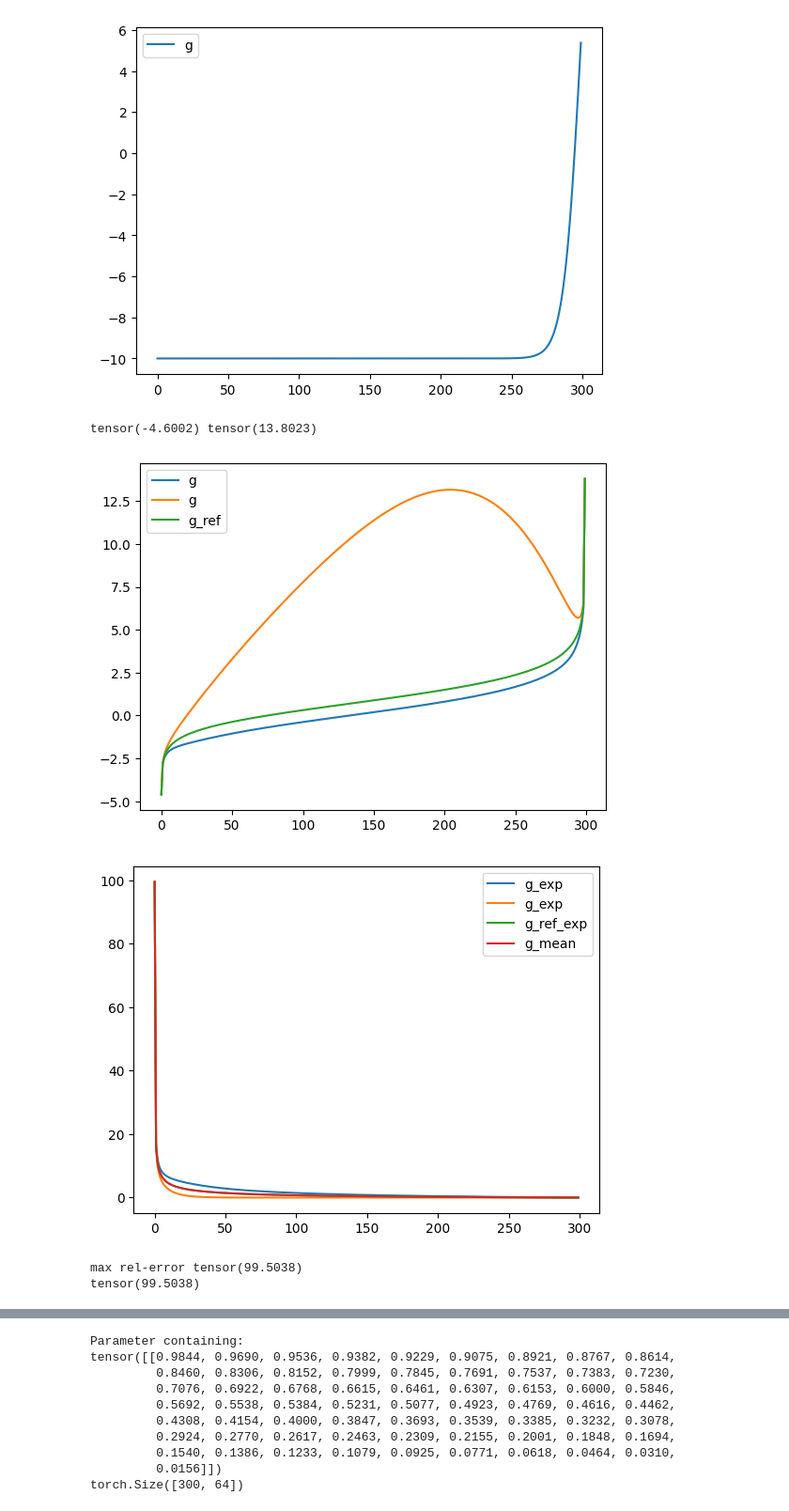
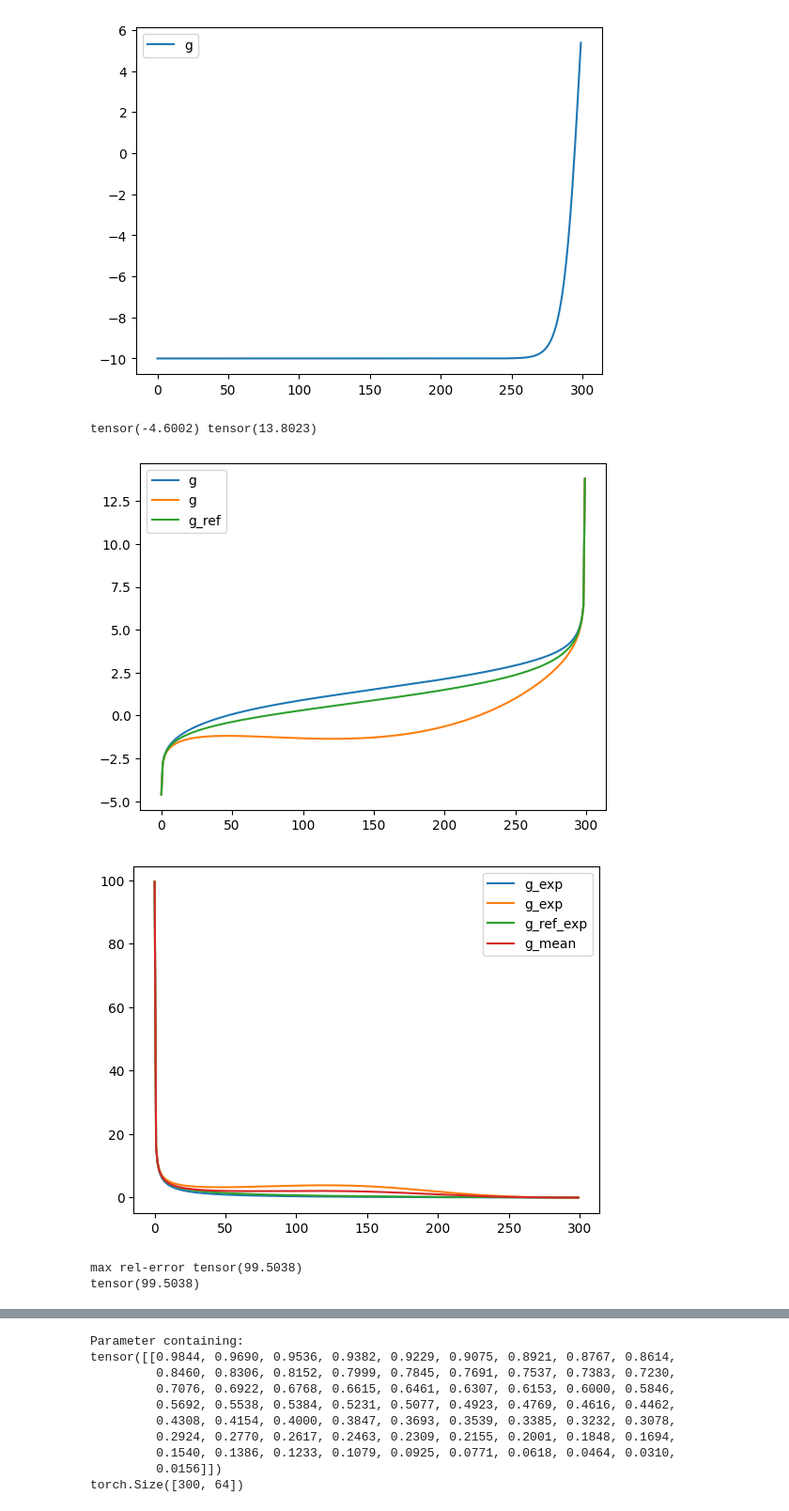
Before and after one commit to Nesta-gitU/discrete_diffusion, a Jupyter notebook: notebooks/ndm_parameterisation_modified (1) copy.ipynb, the cells around one changed output, grey strips where cells are left out. Shown at 94% size. Cells and saved outputs as stored; diff of their text form; code cells hidden in the pictures.

```diff
--- a/notebooks/ndm_parameterisation_modified (1) copy.ipynb
+++ b/notebooks/ndm_parameterisation_modified (1) copy.ipynb
@@ -822,10 +822,10 @@ class GammaMuLAN(Gamma):
             #gamma_i = gamma + gamma’_i - gamma’
             #where gamma is the reference gamma, and
             #gamma’ = log D - log sum exp(-gamma’_i)
-            gamma_mean = torch.log(torch.tensor(self.n_features)) - torch.logsumexp(-gamma, dim=-1)
+            gamma_mean = torch.log(torch.tensor(self.n_features)) - torch.logsumexp(gamma, dim=-1)
             #print(reference_gamma.shape, "ref")
             #print(gamma_mean.shape, "mean")
-            gamma = reference_gamma + gamma - gamma_mean.unsqueeze(-1) #should broadcast
+            gamma = reference_gamma + gamma + gamma_mean.unsqueeze(-1) #should broadcast
             #print(gamma.shape, "after")
 
         #shape should be bs=t.shape[0], gamma_shape
@@ -891,35 +891,35 @@ with torch.no_grad():
     plt.legend()
     plt.show()
 
 with torch.no_grad():
     t = torch.linspace(0, 1, 300)[:, None]
 
     g, dgmm = gamma_here(t)
     g = torch.exp(-g)
     g_reference = gamma_here.get_reference_gamma(t)
     g_reference = torch.exp(-g_reference)
     #print(dgmm)
     g_mean = g.mean(dim=-1)
 
     #plt.plot(dgmm, label='dg')
     plt.plot(g, label='g_exp')
     plt.plot(g_reference, label='g_ref_exp')
     plt.plot(g_mean, label='g_mean')
     plt.legend()
     plt.show()
 
 precision      = g            # e^{-γ_i}
 precision_mean = precision.mean(dim=-1)   # average over D
 precision_ref  = g_reference
 
 print("max rel‑error",
       ((precision_mean - precision_ref).abs()).max())
 
 print(((precision_mean - precision_ref).abs()).max())
 # %% [output]
 tensor(-4.6002) tensor(13.8023)
-[figure, old version]
+[figure, new version]
-[figure, old version]
+[figure, new version]
 max rel‑error tensor(99.5038)
 tensor(99.5038)
 # %%
```
Also changed, not shown: parts of 8 cells of this notebook, 7 other files.
